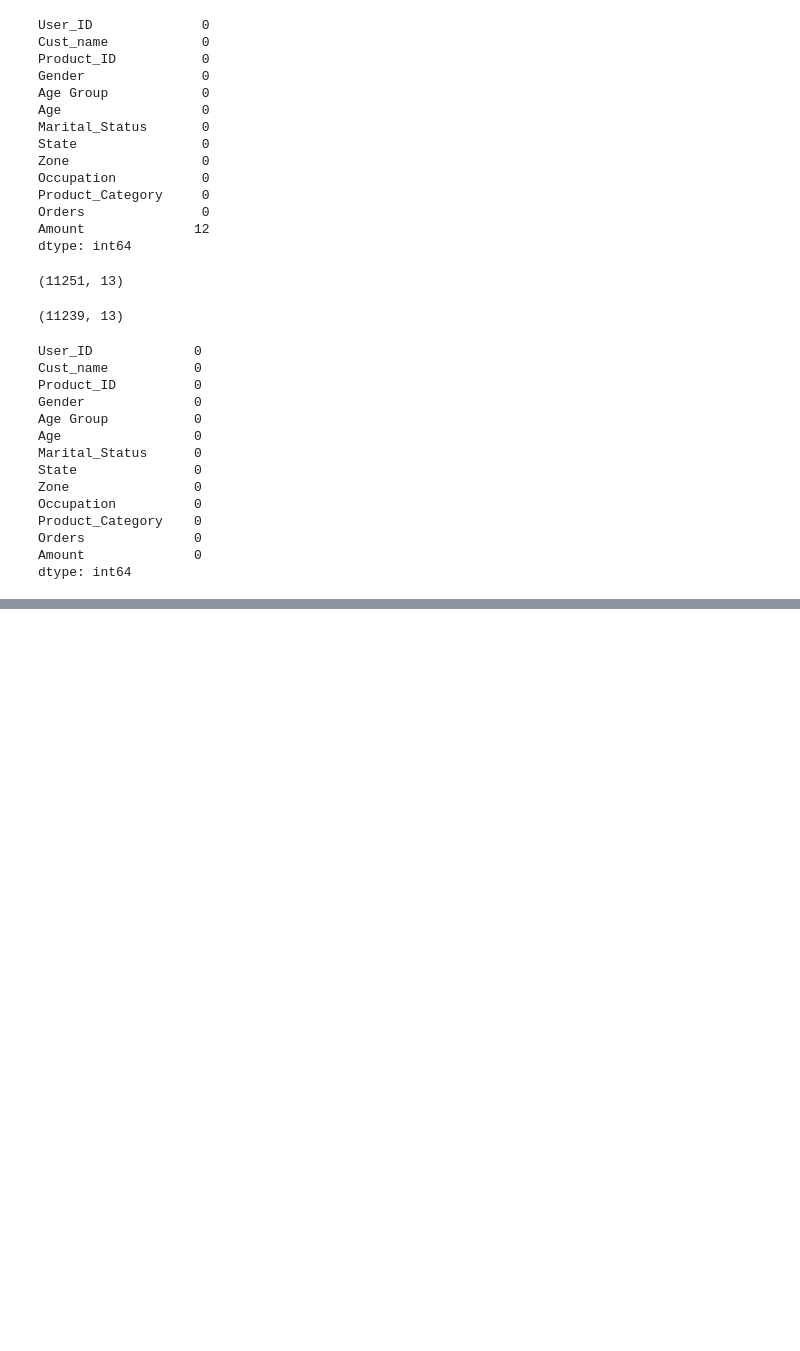
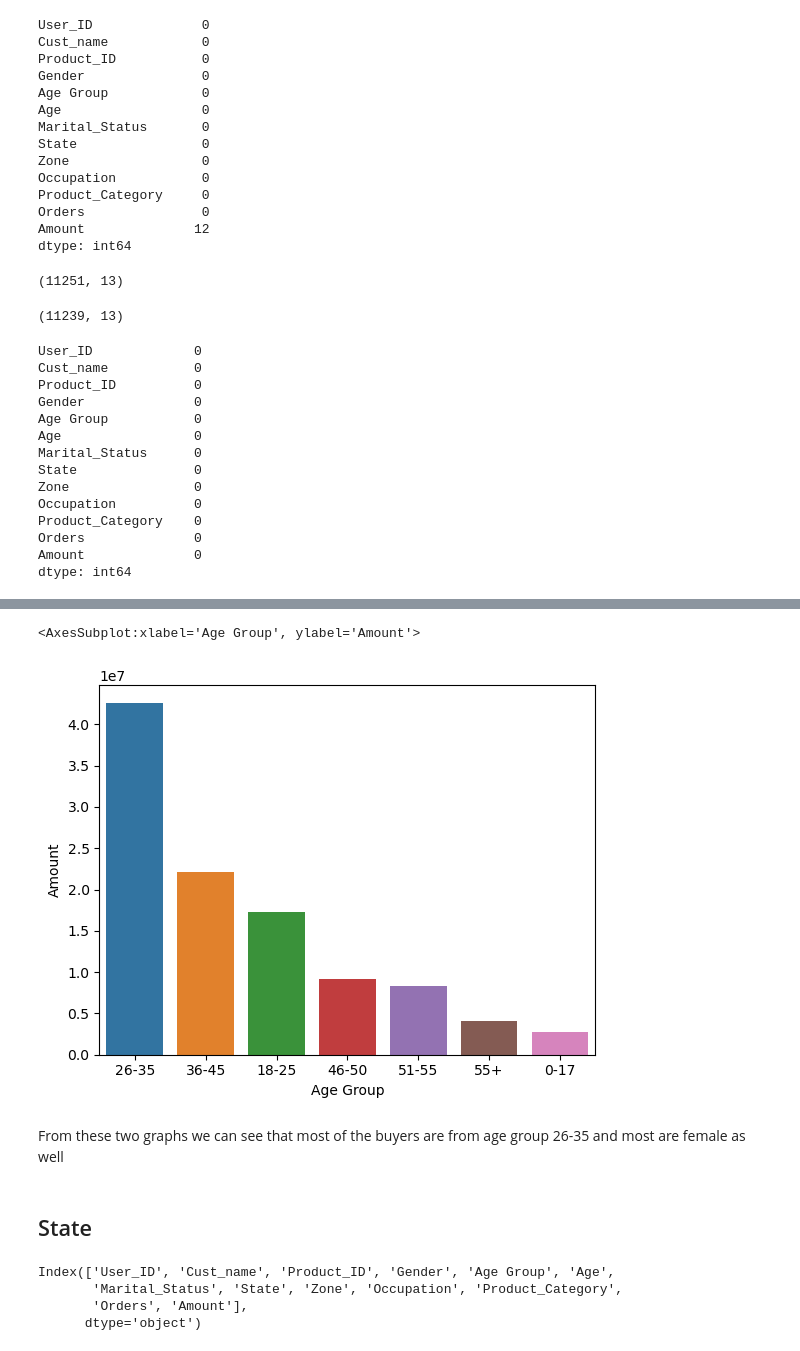
Before and after one commit to Shubham-1812/Diwali_Sales_Data, a Jupyter notebook: Diwali_Sales_Analysys.ipynb, the cells around one changed output, grey strips where cells are left out. Drawn from its saved outputs; the diff is of its cells as text; code cells hidden in the pictures; blank space fills up the shorter version.

```diff
--- a/Diwali_Sales_Analysys.ipynb
+++ b/Diwali_Sales_Analysys.ipynb
@@ -172,0 +270,10 @@ dtype: int64
+# %%
+sales_age = df.groupby("Age Group", as_index = False)["Amount"].sum().sort_values(by="Amount", ascending=False)
+sns.barplot(x = "Age Group", y = "Amount", data = sales_age)
+# %% [output]
+<AxesSubplot:xlabel='Age Group', ylabel='Amount'>
+[figure, added]
+# %% [markdown]
+From these two graphs we can see that most of the buyers are from age group 26-35 and most are female as well
+# %% [markdown]
+## State
@@ -172,0 +282,7 @@ dtype: int64
+# %%
+df.columns
+# %% [output]
+Index(['User_ID', 'Cust_name', 'Product_ID', 'Gender', 'Age Group', 'Age',
+       'Marital_Status', 'State', 'Zone', 'Occupation', 'Product_Category',
+       'Orders', 'Amount'],
+      dtype='object')
```
Also changed, not shown: parts of 39 cells of this notebook.
